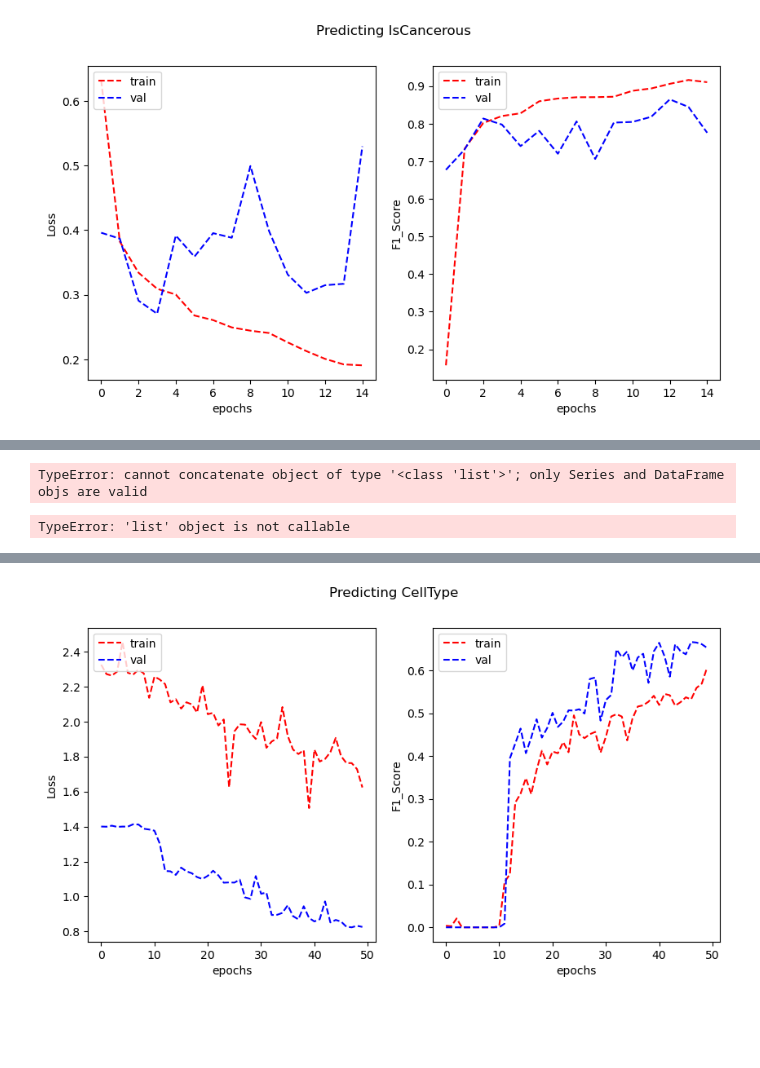
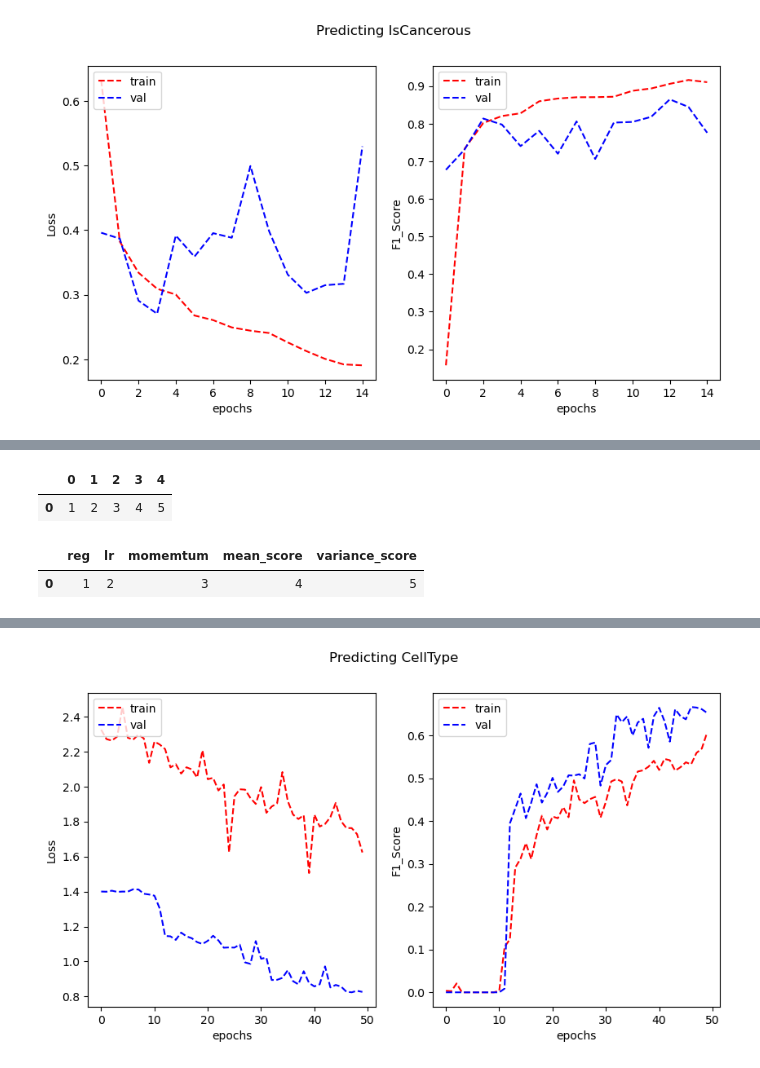
Before and after one commit to aitiab/ML_Assignment2, a Jupyter notebook: Assignment2.ipynb, the cells around one changed output, grey strips where cells are left out. Cells and saved outputs as stored; diff of their text form; code cells hidden in the pictures; blank space fills up the shorter version.

Commit message:
completed kfold_val

```diff
--- a/Assignment2.ipynb
+++ b/Assignment2.ipynb
@@ -854,12 +834,3 @@ def trainValSetsGenerator(KFolds):
         _sets[i] = (train_set, val_set)
 
     return _sets
-# %%
-# train1 = pd.concat[[train1]]
-setss = trainValSetsGenerator(KFolds)
-# %% [output]
-TypeError: cannot concatenate object of type '<class 'list'>'; only Series and DataFrame objs are valid
-# %%
-list(KFolds.keys())
-# %% [output]
-TypeError: 'list' object is not callable
@@ -865,0 +839,5 @@ TypeError: 'list' object is not callable
+# %%
+pd.DataFrame([[1,2,3,4,5]])
+# %% [output]
+|  | 0 | 1 | 2 | 3 | 4 |
+| 0 | 1 | 2 | 3 | 4 | 5 |
@@ -866 +846,6 @@ TypeError: 'list' object is not callable
+# %%
+val_scores
+# %% [output]
+|  | reg | lr | momemtum | mean_score | variance_score |
+| 0 | 1 | 2 | 3 | 4 | 5 |
 # %%
```
Also changed, not shown: parts of 4 cells of this notebook.
